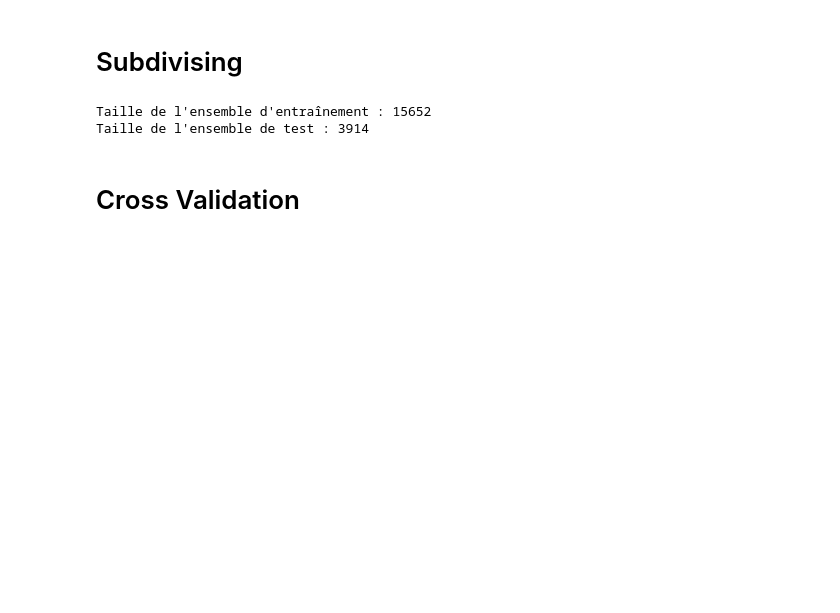
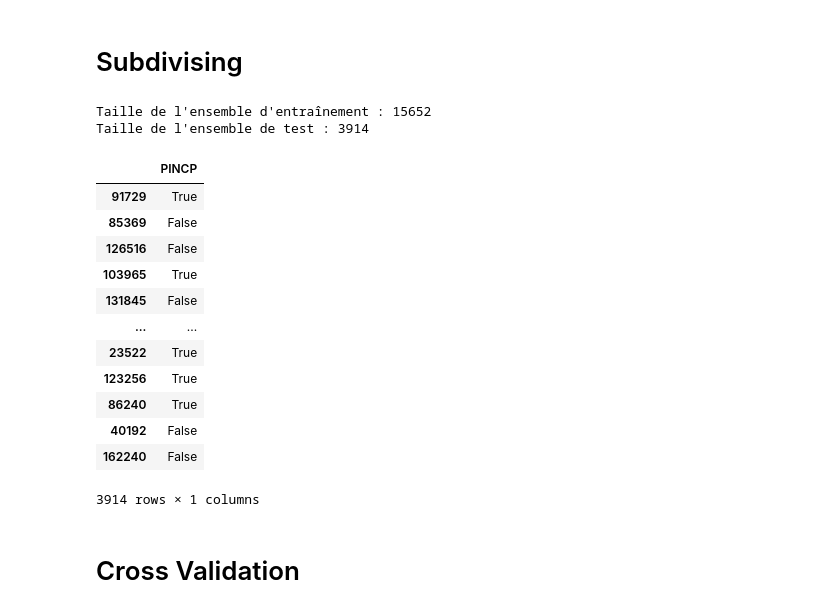
Before and after one commit to caaroussel/TP_supervised_learning, a Jupyter notebook: TP_Supervised.ipynb, the cells around one changed output. Drawn from its saved outputs; the diff is of its cells as text; code cells hidden in the pictures; blank space fills up the shorter version.

```diff
--- a/TP_Supervised.ipynb
+++ b/TP_Supervised.ipynb
@@ -77,6 +80,22 @@ print("Taille de l'ensemble de test :", len(X_test))
 # %% [output]
 Taille de l'ensemble d'entraînement : 15652
 Taille de l'ensemble de test : 3914
+# %%
+pd.DataFrame(y_test)
+# %% [output]
+|  | PINCP |
+| 91729 | True |
+| 85369 | False |
+| 126516 | False |
+| 103965 | True |
+| 131845 | False |
+| ... | ... |
+| 23522 | True |
+| 123256 | True |
+| 86240 | True |
+| 40192 | False |
+| 162240 | False |
+3914 rows × 1 columns
 # %% [markdown]
 # Cross Validation
 # %%
```
Also changed, not shown: parts of 37 cells of this notebook.
